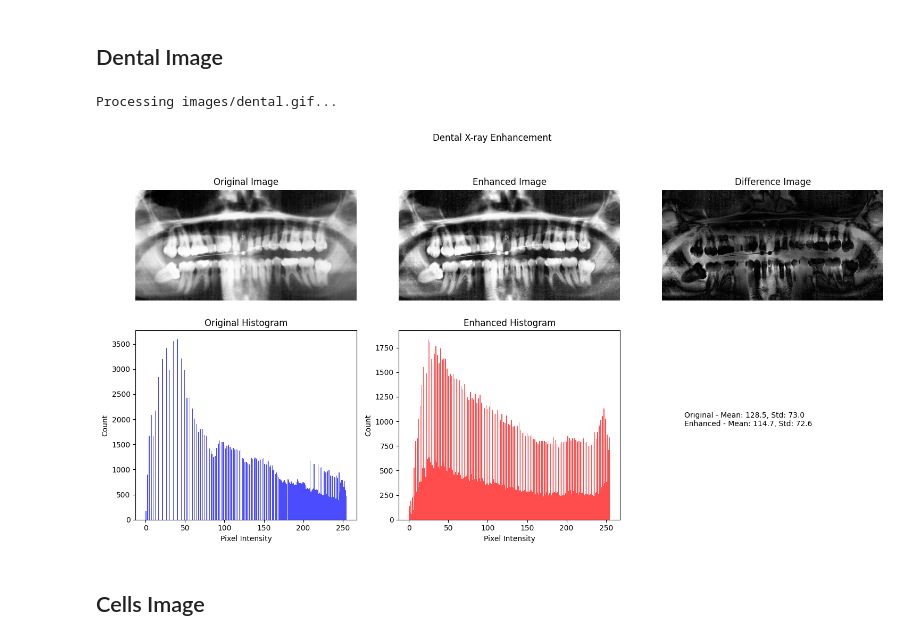
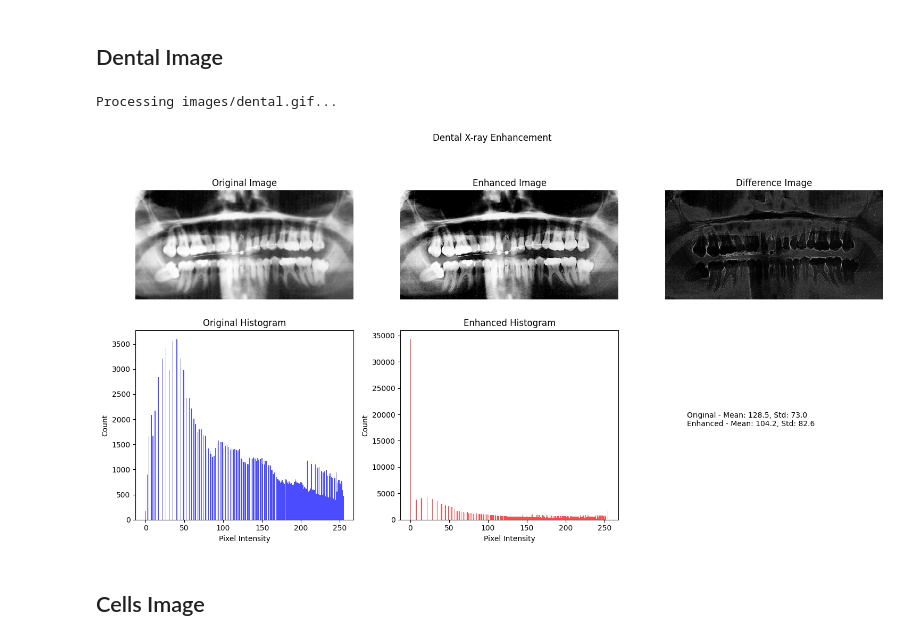
Before and after one commit to lendl-uy/cs282, a Jupyter notebook: pa1/cs282_pa_1_item_5_uy.ipynb, the cells around one changed output. Cells and saved outputs as stored; diff of their text form; code cells hidden in the pictures.

```diff
--- a/pa1/cs282_pa_1_item_5_uy.ipynb
+++ b/pa1/cs282_pa_1_item_5_uy.ipynb
@@ -114,30 +114,31 @@ def display_results(original, enhanced, title="Image Enhancement Results"):
     plt.show()
 # %% [markdown]
 ## Dental Image
-# %%
-# Dental X-ray enhancement
-dental_img_dir = f"{images_directory}/dental.gif"
-
-print(f"\nProcessing {dental_img_dir}...")
-dental_img = read_image(dental_img_dir)
-
-# Apply CLAHE with specific parameters for X-ray
-clahe = cv2.createCLAHE(clipLimit=3.0, tileGridSize=(8,8))
-dental_enhanced = clahe.apply(dental_img)
-
-# Apply unsharp masking
-blur = cv2.GaussianBlur(dental_enhanced, (5,5), 2)
-dental_enhanced = cv2.addWeighted(dental_enhanced, 1.5, blur, -0.5, 0)
-
-# Final contrast adjustment
-min_val = np.min(dental_enhanced)
-max_val = np.max(dental_enhanced)
-dental_enhanced = np.uint8(255 * ((dental_enhanced - min_val) / (max_val - min_val)))
-
-display_results(dental_img, dental_enhanced, "Dental X-ray Enhancement")
-# %% [output]
-Processing images/dental.gif...
-[figure, removed]
+# %%
+# Dental X-ray enhancement
+dental_img_dir = f"{images_directory}/dental.gif"
+
+print(f"\nProcessing {dental_img_dir}...")
+dental_img = read_image(dental_img_dir)
+
+# Apply power-law transformation (gamma correction)
+# Image is bright. Apply gamma > 1 to compress gray levels
+gamma = 3
+dental_enhanced = np.array(255 * (dental_img / 255) ** gamma, dtype=np.uint8)
+
+# Apply Laplacian sharpening
+kernel = np.array([[0, -1, 0],
+                   [-1, 5, -1],
+                   [0, -1, 0]], dtype=np.float32)
+dental_enhanced = cv2.filter2D(dental_enhanced, -1, kernel)
+
+# Histogram equalization to improve contrast
+dental_enhanced = cv2.equalizeHist(dental_enhanced)
+
+display_results(dental_img, dental_enhanced, "Dental X-ray Enhancement")
+# %% [output]
+Processing images/dental.gif...
+[figure, added]
 # %% [markdown]
 ## Cells Image
 # %%
```
Also changed, not shown: parts of 2 cells of this notebook, 4 other files.
